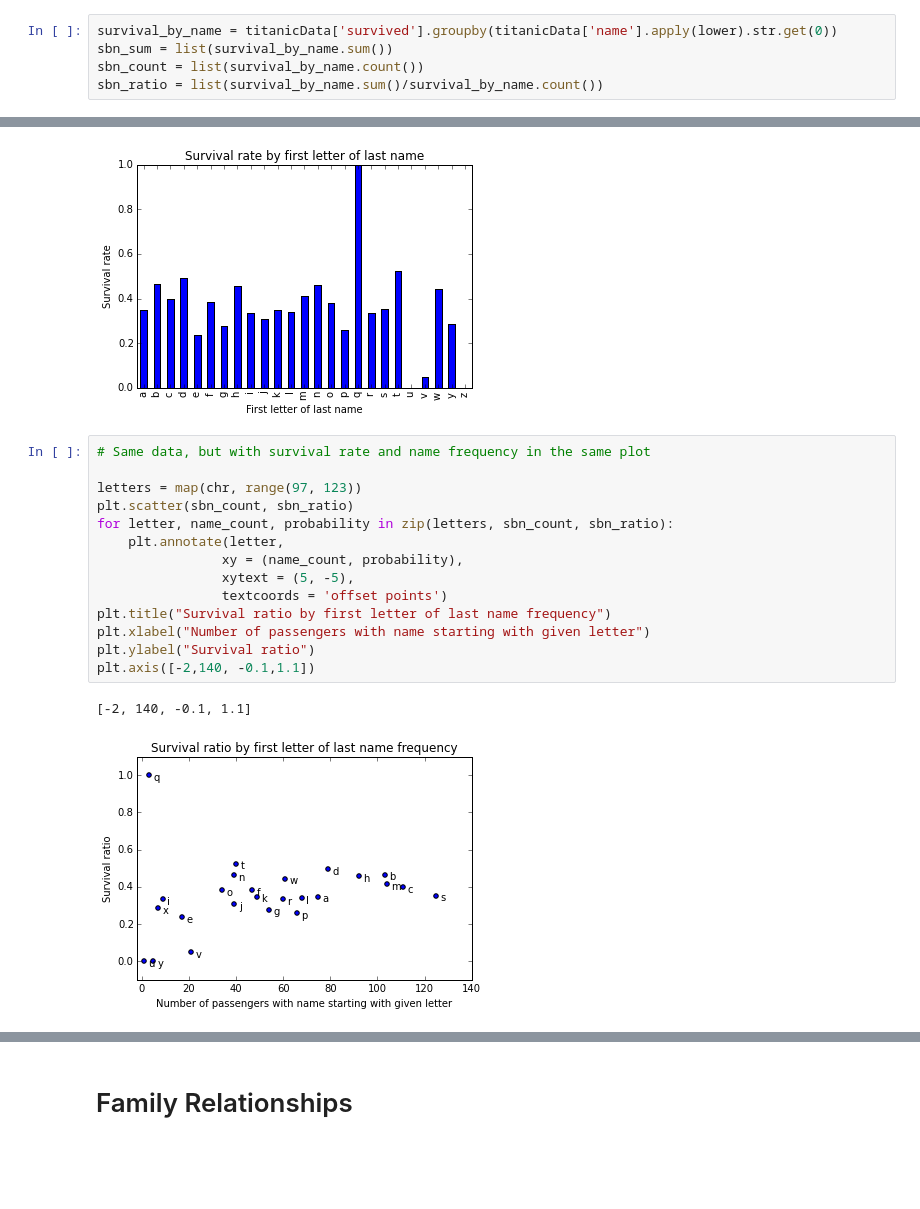
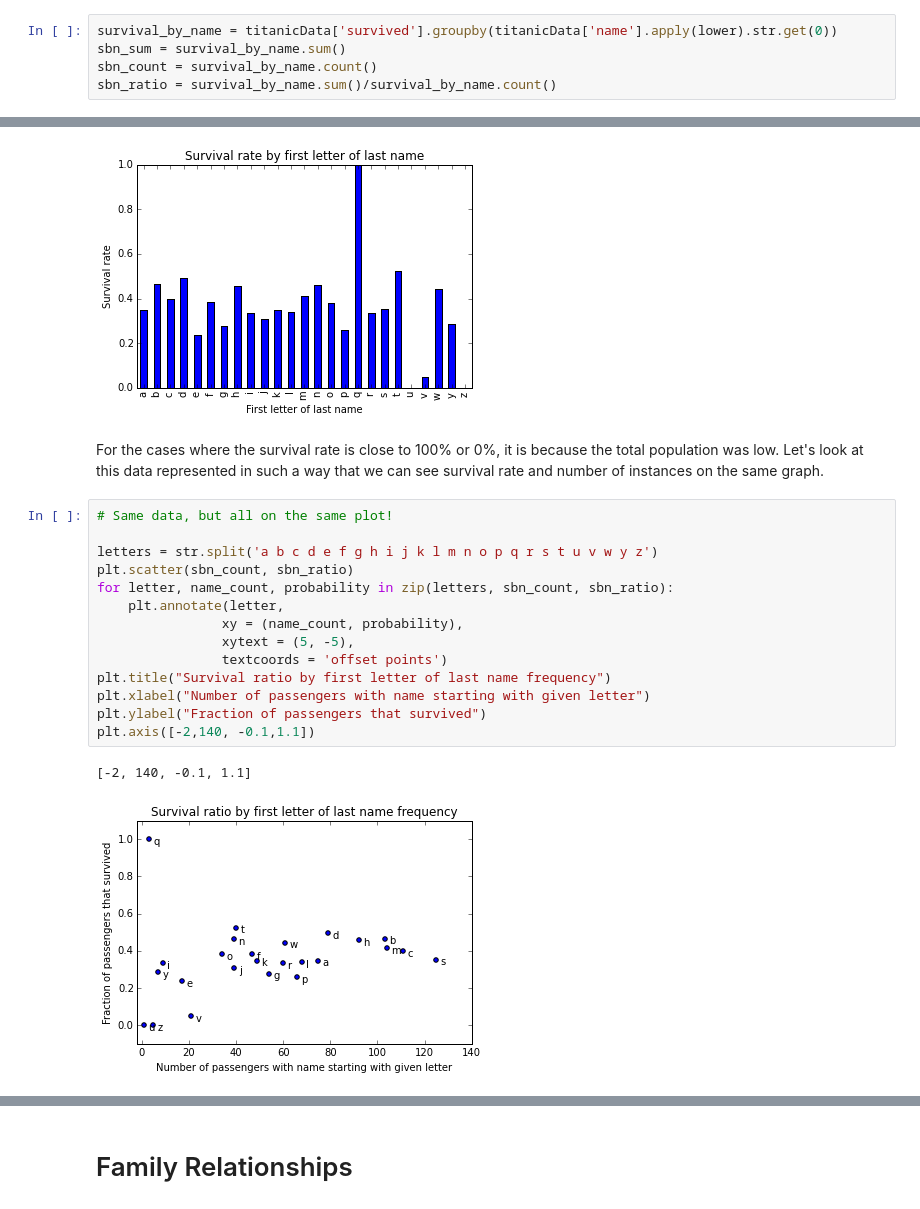
Before and after one commit to jolenemork/Exploring-public-datasets, a Jupyter notebook: Titanic_Analysis.ipynb, the cells around one changed output, grey strips where cells are left out. Cells and saved outputs as stored; diff of their text form; blank space fills up the shorter version.

```diff
--- a/Titanic_Analysis.ipynb
+++ b/Titanic_Analysis.ipynb
@@ -182,6 +197,6 @@ print titanicData['name'].apply(lower).head()
 Name: name, dtype: object
 # %%
 survival_by_name = titanicData['survived'].groupby(titanicData['name'].apply(lower).str.get(0))
-sbn_sum = list(survival_by_name.sum())
-sbn_count = list(survival_by_name.count())
-sbn_ratio = list(survival_by_name.sum()/survival_by_name.count())
+sbn_sum = survival_by_name.sum()
+sbn_count = survival_by_name.count()
+sbn_ratio = survival_by_name.sum()/survival_by_name.count()
@@ -209,20 +226,22 @@ plt.title('Survival rate by first letter of last name')
 # %% [output]
 <matplotlib.text.Text at 0x...>
 [figure]
+# %% [markdown]
+For the cases where the survival rate is close to 100% or 0%, it is because the total population was low. Let's look at this data represented in such a way that we can see survival rate and number of instances on the same graph.
 # %%
-# Same data, but with survival rate and name frequency in the same plot
+# Same data, but all on the same plot!
 
-letters = map(chr, range(97, 123))
+letters = str.split('a b c d e f g h i j k l m n o p q r s t u v w y z')
 plt.scatter(sbn_count, sbn_ratio)
 for letter, name_count, probability in zip(letters, sbn_count, sbn_ratio):
     plt.annotate(letter,
                 xy = (name_count, probability),
                 xytext = (5, -5),
                 textcoords = 'offset points')
 plt.title("Survival ratio by first letter of last name frequency")
 plt.xlabel("Number of passengers with name starting with given letter")
-plt.ylabel("Survival ratio")
+plt.ylabel("Fraction of passengers that survived")
 plt.axis([-2,140, -0.1,1.1])
 # %% [output]
 [-2, 140, -0.1, 1.1]
-[figure, old version]
+[figure, new version]
```
Also changed, not shown: parts of 30 cells of this notebook, 1 other file.
